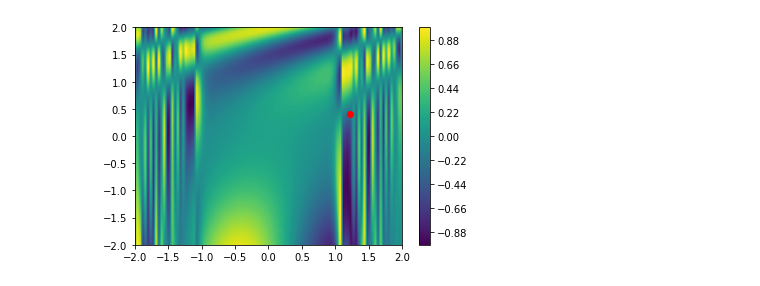
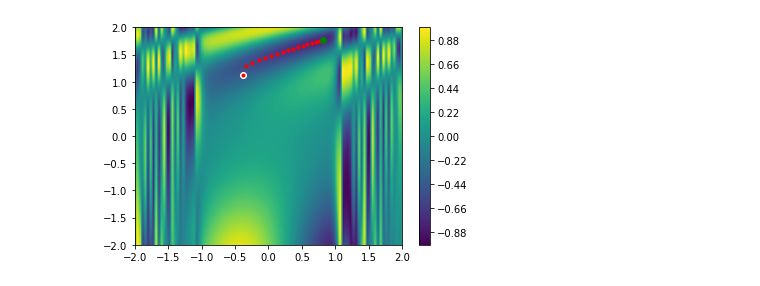
Before and after one commit to chunche95/IntroMachineLearning, a Jupyter notebook: contents/Programas/GradientDescent.ipynb, the cells around one changed output. Saved outputs shown, nothing was run; the diff lists cells and outputs as text; code cells hidden in the pictures.

```diff
--- a/contents/Programas/GradientDescent.ipynb
+++ b/contents/Programas/GradientDescent.ipynb
@@ -5,25 +5,43 @@ import matplotlib.pyplot as plt
 # %%
 func = lambda th: np.sin(1/2*th[0]**22-1/4*th[1]**2+3)* np.cos(2*th[0]+1 - np.e**th[1])
 res=100
 _X = np.linspace(-2, 2, res)
 _Y = np.linspace(-2, 2, res)
 _Z = np.zeros((res, res))
 
 for ix, x in enumerate(_X):
     for iy, y in enumerate (_Y):
         _Z[iy, ix] = func([x,y])
 
 # plt.contour?
 # Maya sólida
 plt.contourf(_X,_Y,_Z, 100)
 plt.colorbar()
 # plt.show()
 
 Theta = np.random.rand(2)*4-2
+_T = np.copy(Theta)
+h = 0.01
+#ratio de aprendizaje
+lr = 0.01
 
-# Usamos derivadas parciales
+plt.plot(Theta[0], Theta[1], "o", c="white")
 
-plt.plot(Theta[0], Theta[1], "o", c="red")
+grad = np.zeros(2)
+# Usamos derivadas parciales para ir descendiendo la pendiente
+for _ in range(10000):
+    for it, th in enumerate(Theta):
+        _T = np.copy(Theta)
+        _T[it] = _T[it]+h
+        # Derivada de la pendiente del eje Z0
+        deriv = (func(_T) - func(Theta))/h
+        grad[it] = deriv
+    # Vector que actualiza los parámetros y minimizar la función
+    Theta = Theta - lr * grad
+    # print(func(Theta))
+    if(_ % 50 ==0):
+        plt.plot(Theta[0], Theta[1], '.', c="red")
+plt.plot(Theta[0], Theta[1], "o", c="green")
 plt.show()
 # %% [output]
-[figure, old version]
+[figure, new version]
```
